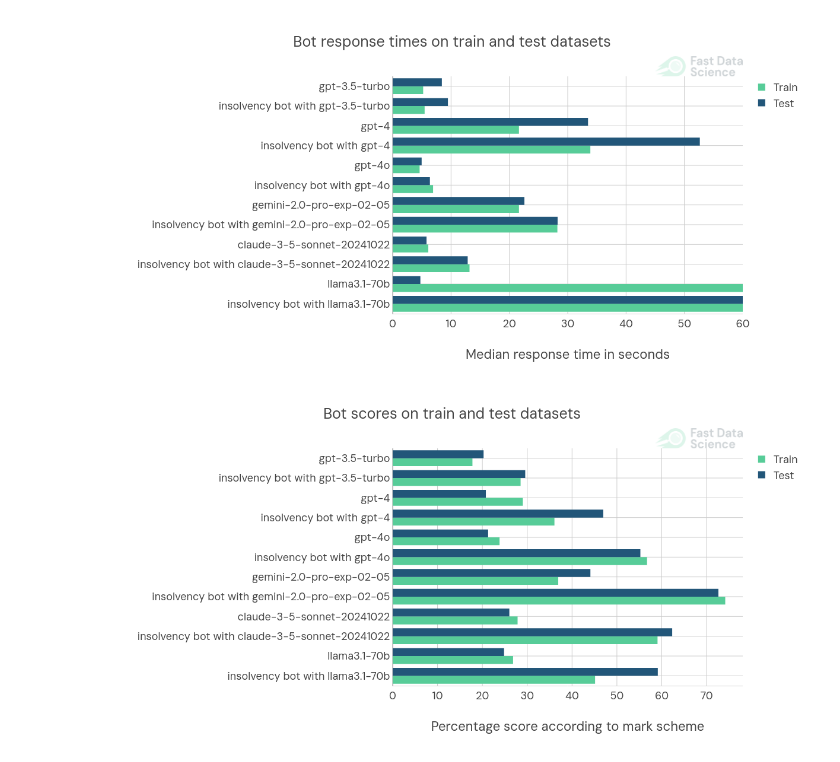
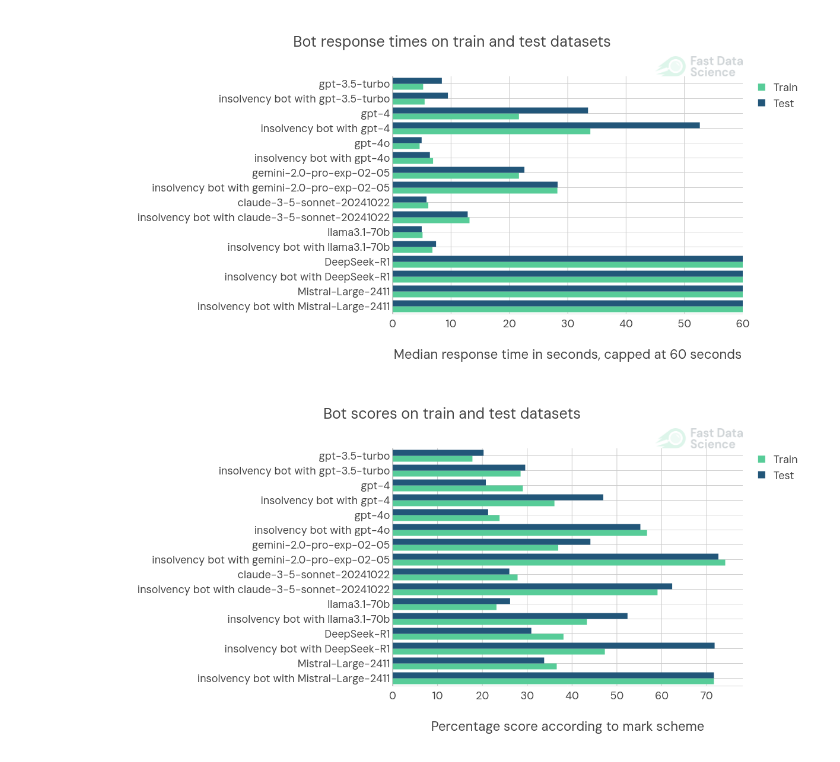
Before and after one commit to HOME-OFFICE-IMPROVEMENTS-LTD/hoi-InsolvencyBot, a Jupyter notebook: GenerateSummaryGraphs.ipynb, the cells around one changed output. Drawn from its saved outputs; the diff is of its cells as text; code cells hidden in the pictures.

```diff
--- a/GenerateSummaryGraphs.ipynb
+++ b/GenerateSummaryGraphs.ipynb
@@ -1,5 +1,7 @@
 # %%
 import pandas as pd
+from dateutil.parser import parse
+import re
 
 summaries = []
 MODELS = ['gpt-3.5-turbo',
@@ -12,18 +14,26 @@ MODELS = ['gpt-3.5-turbo',
  'insolvency_bot_with_gemini-2.0-pro-exp-02-05',
  'claude-3-5-sonnet-20241022',
  'insolvency_bot_with_claude-3-5-sonnet-20241022',
- 'deepseek-chat',
- 'insolvency_bot_with_deepseek-chat',
- 'llama3.1-70b',
- 'insolvency_bot_with_llama3.1-70b']
+'llama3.1-70b',
+'insolvency_bot_with_llama3.1-70b',
+'DeepSeek-R1',
+'insolvency_bot_with_DeepSeek-R1',
+'Mistral-Large-2411',
+'insolvency_bot_with_Mistral-Large-2411',
+         ]
 DATASETS = ["train", "test"]
 
 for MODEL in MODELS:
     if  "deepseek" in MODEL:
         continue
     for DATASET in DATASETS:
+
+        filename = f"scores_{DATASET}_{MODEL}.csv"
+        if MODEL=='insolvency_bot_with_Mistral-Large-2411':
+            filename = re.sub("train", "test", filename) # TODO DELETE
+
         # if "gemini" in MODEL and DATASET=="test":continue
-        df = pd.read_csv(f"scores_{DATASET}_{MODEL}.csv", encoding="utf-8", sep="\t")
+        df = pd.read_csv(filename, encoding="utf-8", sep="\t")
 
         # Drop the TOTAL row
         df = df[df.question_no != "TOTAL"]
@@ -70,35 +114,35 @@ df_summary = df_summary.iloc[::-1]
 import re
 import plotly.graph_objects as px
 import numpy
 
 fig = px.Figure(data=[px.Bar(
     name = 'Train',
     y = list(df_summary[df_summary.dataset=="train"].model.apply(lambda x : re.sub("_", " ", x))),
     x =list(df_summary[df_summary.dataset=="train"].median_response_time),
     orientation='h'
    ),
                        px.Bar(
     name = 'Test',
     y = list(df_summary[df_summary.dataset=="test"].model.apply(lambda x : re.sub("_", " ", x))),
     x =list(df_summary[df_summary.dataset=="test"].median_response_time),
                            orientation='h'
    )
 ])
 
 fastdatascience.brand(fig, 0.2)
 
 
 fig.update_layout(
     title="Bot response times on train and test datasets",
     margin=dict(l=500, r=100, t=100, b=100),
-    xaxis_title="Median response time in seconds",
+    xaxis_title="Median response time in seconds, capped at 60 seconds",
     xaxis_range = [0,60]
 )
 
 fig.show(renderer="png")
 fig.write_image("bot_response_times.png")
 # %% [output]
-[figure, old version]
+[figure, new version]
 # %%
 import re
 import plotly.graph_objects as px
@@ -131,4 +175,4 @@ fig.update_layout(
 fig.show(renderer="png")
 fig.write_image("bot_scores.png")
 # %% [output]
-[figure, old version]
+[figure, new version]
```
Also changed, not shown: parts of 11 cells of this notebook, 40 other files.
